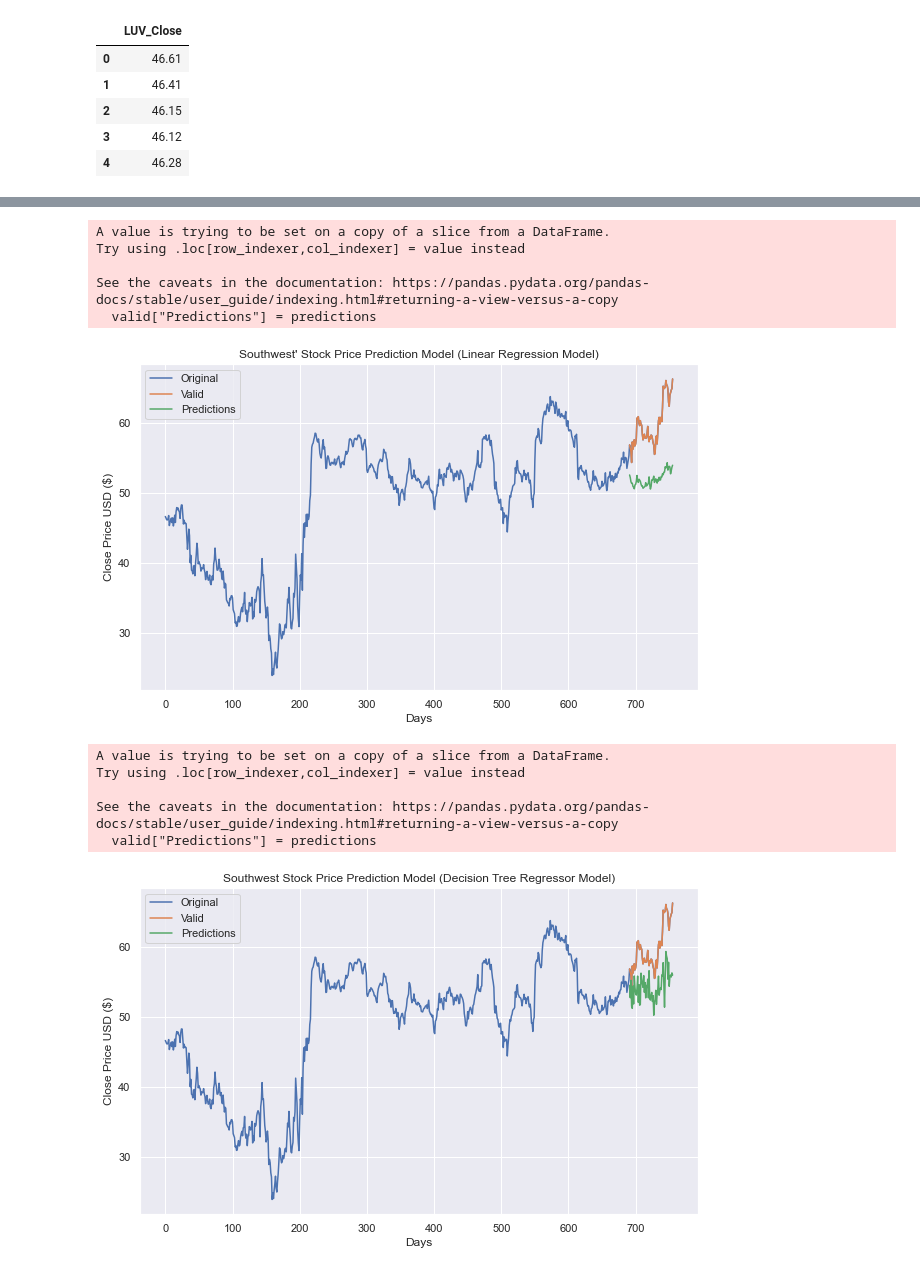
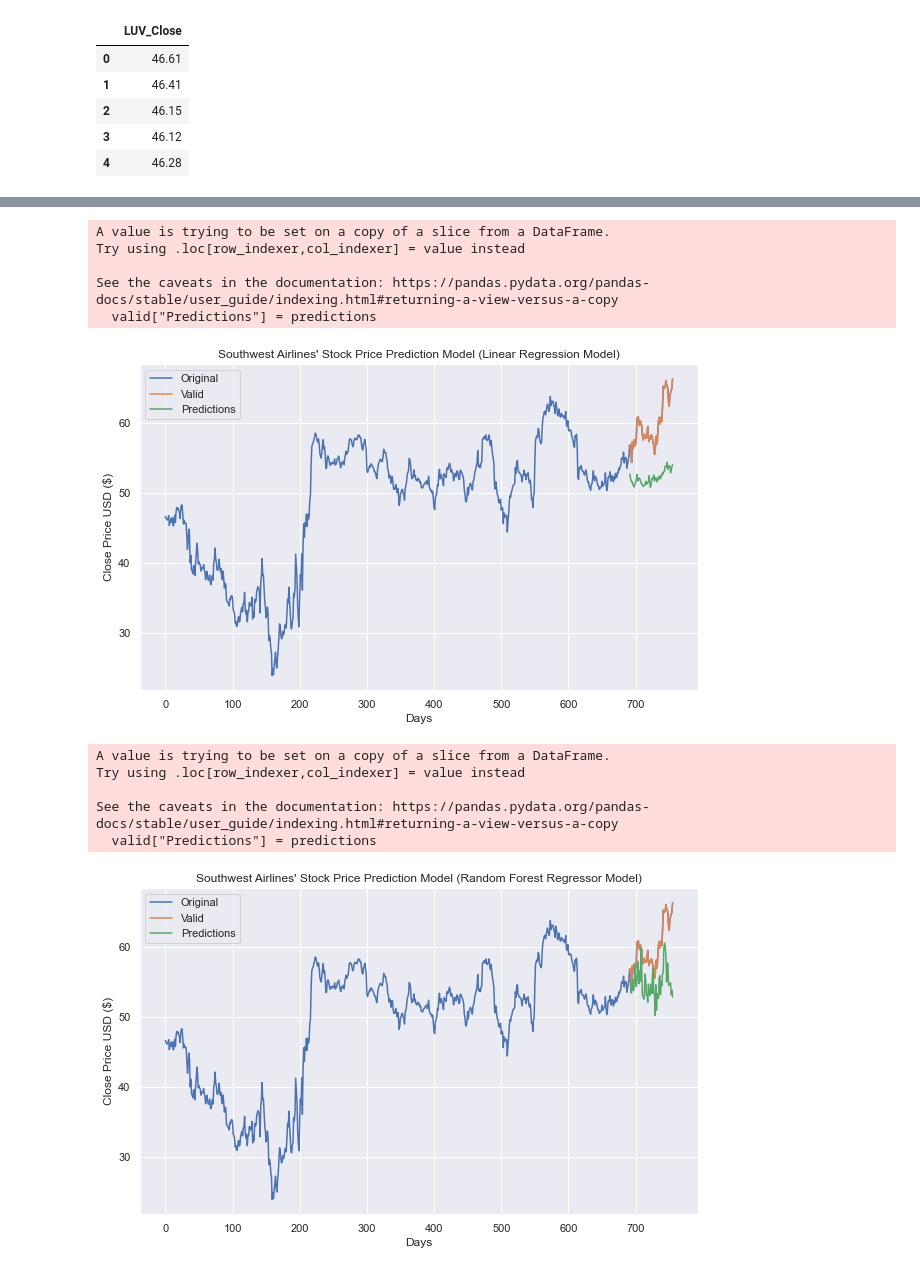
Before and after one commit to teresaflicek/Airline-Stock-Analysis, a Jupyter notebook: AirlineStockAnalysis/MachineLearning.ipynb, the cells around one changed output, grey strips where cells are left out. Saved outputs shown, nothing was run; the diff lists cells and outputs as text; code cells hidden in the pictures.

```diff
--- a/AirlineStockAnalysis/MachineLearning.ipynb
+++ b/AirlineStockAnalysis/MachineLearning.ipynb
@@ -871,7 +863,7 @@ valid["Predictions"] = predictions
 plt.figure(figsize=(10, 6))
 
 #create labels
-plt.title("Southwest' Stock Price Prediction Model (Linear Regression Model)")
+plt.title("Southwest Airlines' Stock Price Prediction Model (Linear Regression Model)")
 plt.xlabel("Days")
 plt.ylabel("Close Price USD ($)")
 plt.plot(close["LUV_Close"])
@@ -889,31 +881,31 @@ Try using .loc[row_indexer,col_indexer] = value instead
 
 See the caveats in the documentation: https://pandas.pydata.org/pandas-docs/stable/user_guide/indexing.html#returning-a-view-versus-a-copy
   valid["Predictions"] = predictions
-[figure, old version]
+[figure, new version]
 # %%
 # Plotting the random forest model predictions
 predictions = rfPrediction
 valid = close[X.shape[0]:]
 valid["Predictions"] = predictions
 plt.figure(figsize=(10, 6))
 
 #create labels
-plt.title("Southwest Stock Price Prediction Model (Decision Tree Regressor Model)")
+plt.title("Southwest Airlines' Stock Price Prediction Model (Random Forest Regressor Model)")
 plt.xlabel("Days")
 plt.ylabel("Close Price USD ($)")
 plt.plot(close["LUV_Close"])
 plt.plot(valid[["LUV_Close", "Predictions"]])
 plt.legend(["Original", "Valid", "Predictions"])
 
 #save to png
-plt.savefig("images/decisiontreeLUV.png")
+plt.savefig("images/randomforestLUV.png")
 
 #display the chart
 plt.show()
 # %% [output]
 A value is trying to be set on a copy of a slice from a DataFrame.
 Try using .loc[row_indexer,col_indexer] = value instead
 
 See the caveats in the documentation: https://pandas.pydata.org/pandas-docs/stable/user_guide/indexing.html#returning-a-view-versus-a-copy
   valid["Predictions"] = predictions
-[figure, old version]
+[figure, new version]
```
Also changed, not shown: parts of 29 cells of this notebook, 10 other files.
